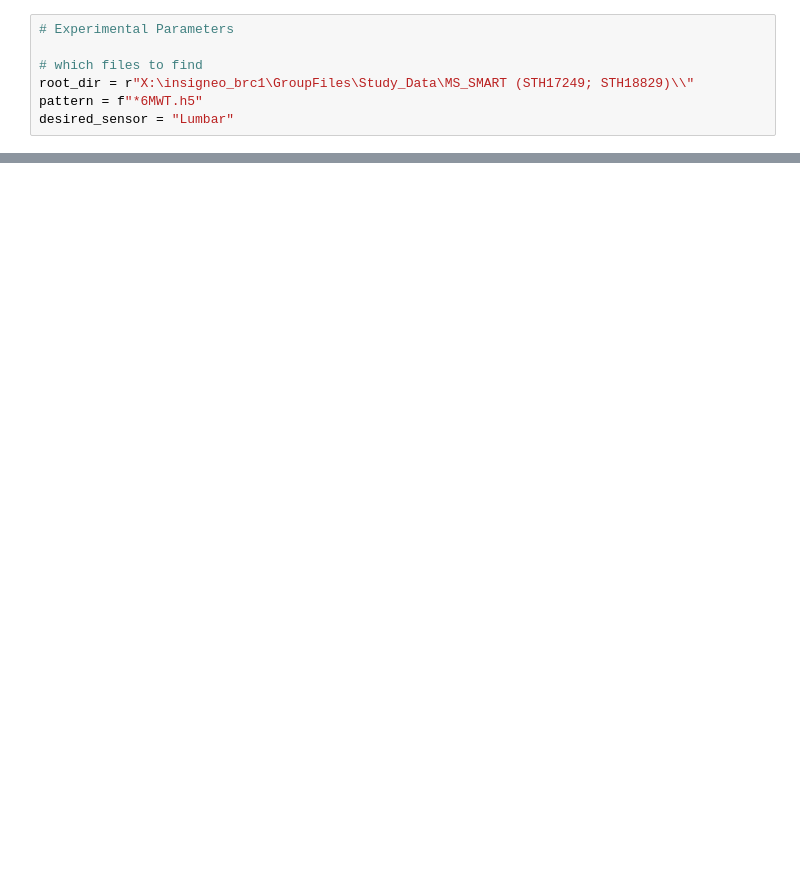
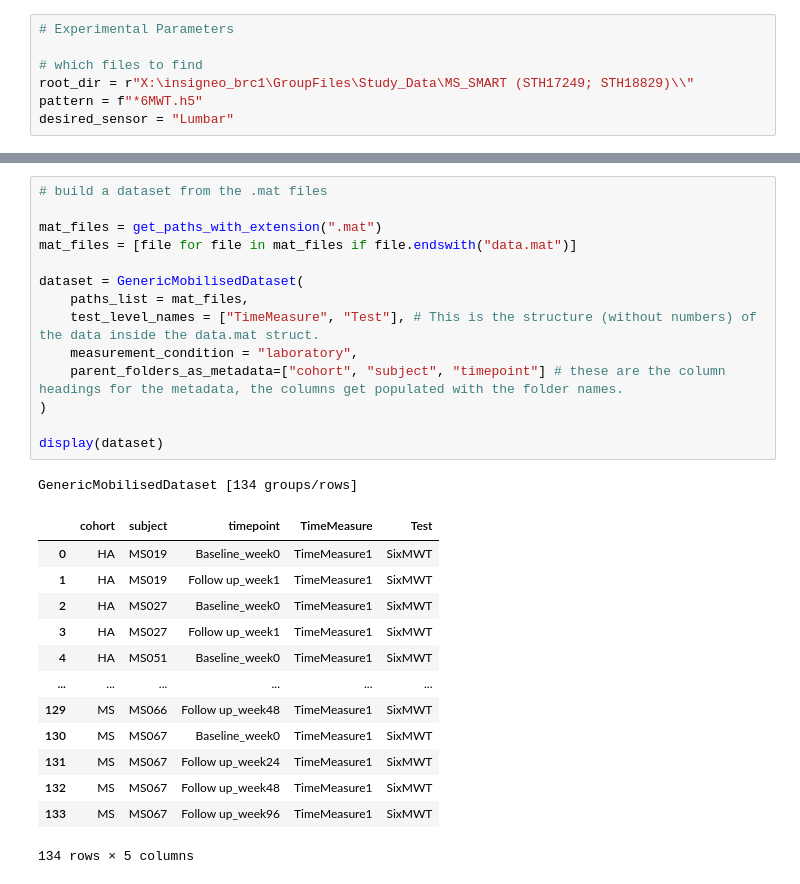
Before and after one commit to uos-mobgap/ms_h5_processing, a Jupyter notebook: ms_h5_processing.ipynb, the cells around one changed output, grey strips where cells are left out. Cells and saved outputs as stored; diff of their text form; blank space fills up the shorter version.

```diff
--- a/ms_h5_processing.ipynb
+++ b/ms_h5_processing.ipynb
@@ -188,0 +234,29 @@ KeyError: 'Cohort'
+# %%
+# build a dataset from the .mat files
+
+mat_files = get_paths_with_extension(".mat")
+mat_files = [file for file in mat_files if file.endswith("data.mat")]
+
+dataset = GenericMobilisedDataset(
+    paths_list = mat_files,
+    test_level_names = ["TimeMeasure", "Test"], # This is the structure (without numbers) of the data inside the data.mat struct.
+    measurement_condition = "laboratory",
+    parent_folders_as_metadata=["cohort", "subject", "timepoint"] # these are the column headings for the metadata, the columns get populated with the folder names.
+)
+
+display(dataset)
+# %% [output]
+GenericMobilisedDataset [134 groups/rows]
+|  | cohort | subject | timepoint | TimeMeasure | Test |
+| 0 | HA | MS019 | Baseline_week0 | TimeMeasure1 | SixMWT |
+| 1 | HA | MS019 | Follow up_week1 | TimeMeasure1 | SixMWT |
+| 2 | HA | MS027 | Baseline_week0 | TimeMeasure1 | SixMWT |
+| 3 | HA | MS027 | Follow up_week1 | TimeMeasure1 | SixMWT |
+| 4 | HA | MS051 | Baseline_week0 | TimeMeasure1 | SixMWT |
+| ... | ... | ... | ... | ... | ... |
+| 129 | MS | MS066 | Follow up_week48 | TimeMeasure1 | SixMWT |
+| 130 | MS | MS067 | Baseline_week0 | TimeMeasure1 | SixMWT |
+| 131 | MS | MS067 | Follow up_week24 | TimeMeasure1 | SixMWT |
+| 132 | MS | MS067 | Follow up_week48 | TimeMeasure1 | SixMWT |
+| 133 | MS | MS067 | Follow up_week96 | TimeMeasure1 | SixMWT |
+134 rows × 5 columns
```
Also changed, not shown: parts of 5 cells of this notebook, 2 other files.
